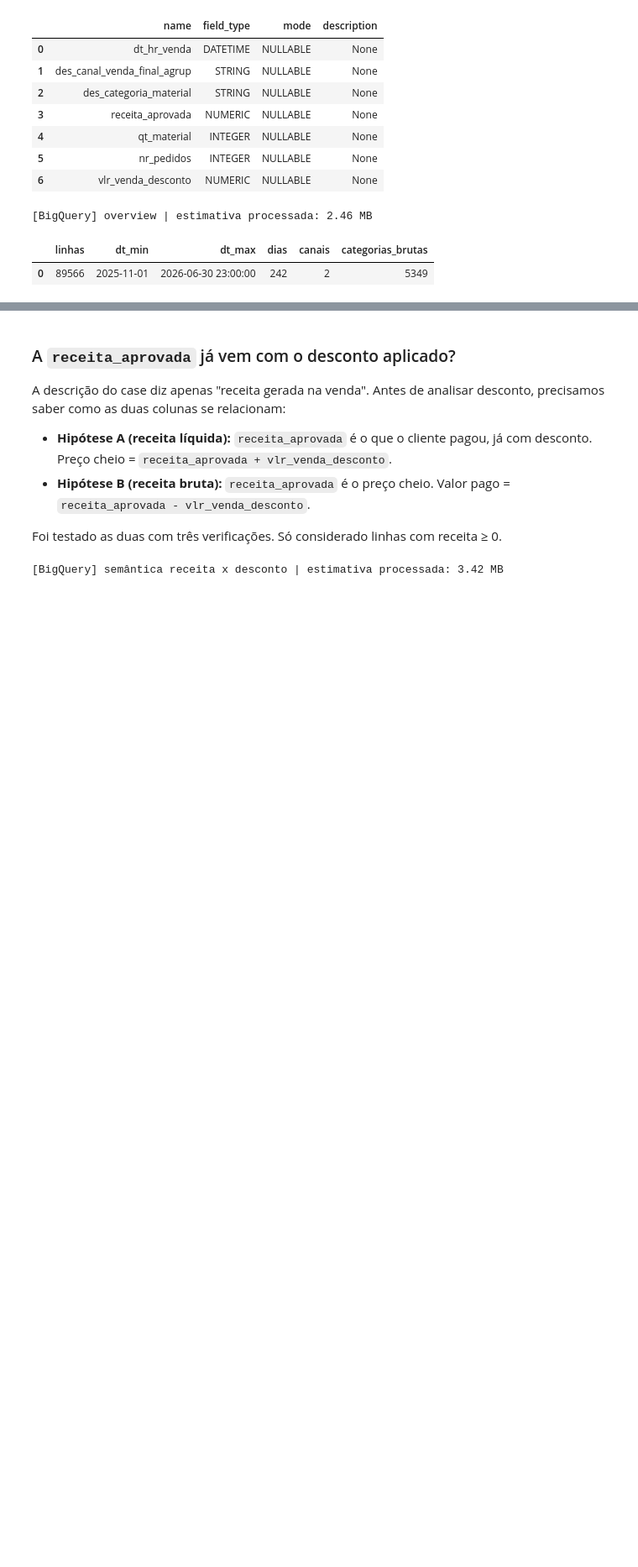
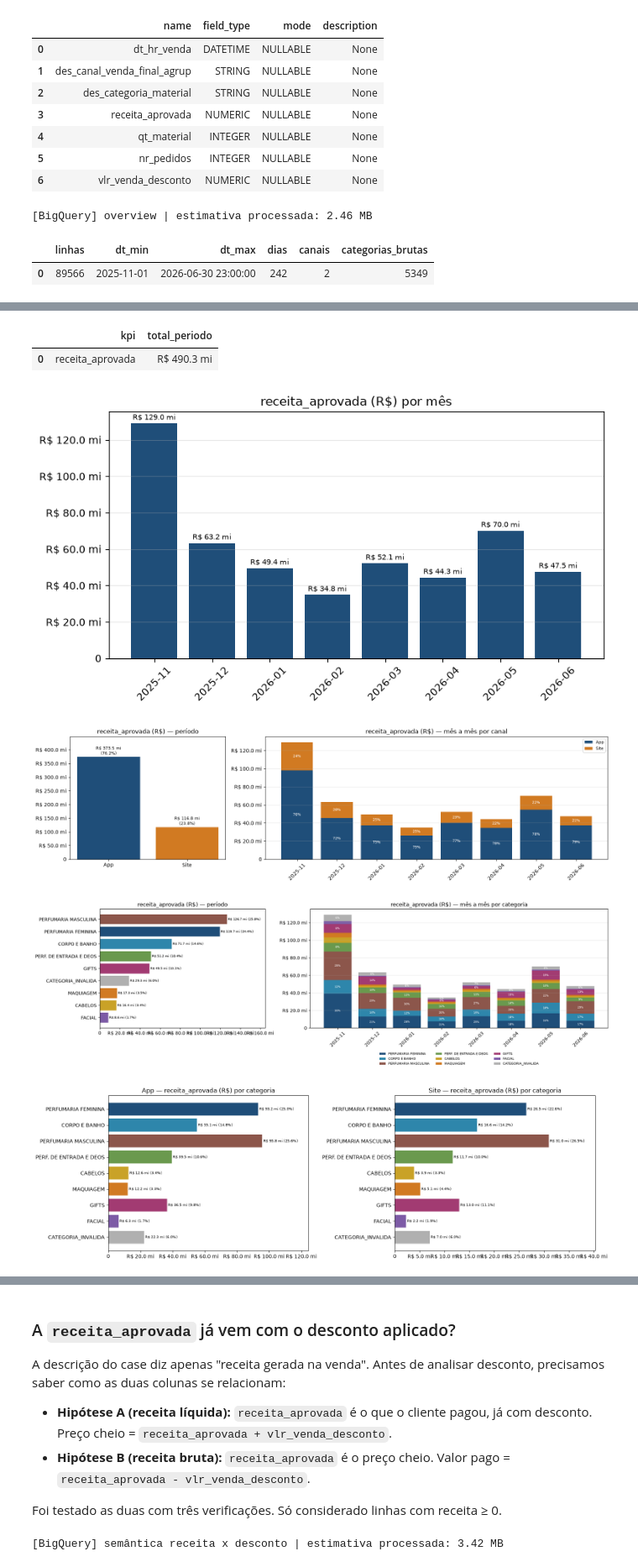
Before and after one commit to guisoares10/Projeto-GB, a Jupyter notebook: notebooks/01_eda_data_quality.ipynb, the cells around one changed output, grey strips where cells are left out. Shown at 84% size. Cells and saved outputs as stored; diff of their text form; code cells hidden in the pictures; blank space fills up the shorter version.

```diff
--- a/notebooks/01_eda_data_quality.ipynb
+++ b/notebooks/01_eda_data_quality.ipynb
@@ -884,0 +536,15 @@ A análise é feita no **grão diário**, evitando interpretar cada linha horár
+# %%
+metricas_receita = ["receita_aprovada"]
+
+kpi_geral(metricas_receita)
+kpi_linha_do_tempo(metricas_receita)
+kpi_por_canal(metricas_receita)
+kpi_por_categoria(metricas_receita)
+kpi_canal_x_categoria(metricas_receita)
+# %% [output]
+|  | kpi | total_periodo |
+| 0 | receita_aprovada | R$ 490.3 mi |
+[figure, added]
+[figure, added]
+[figure, added]
+[figure, added]
```
Also changed, not shown: parts of 50 cells of this notebook.
